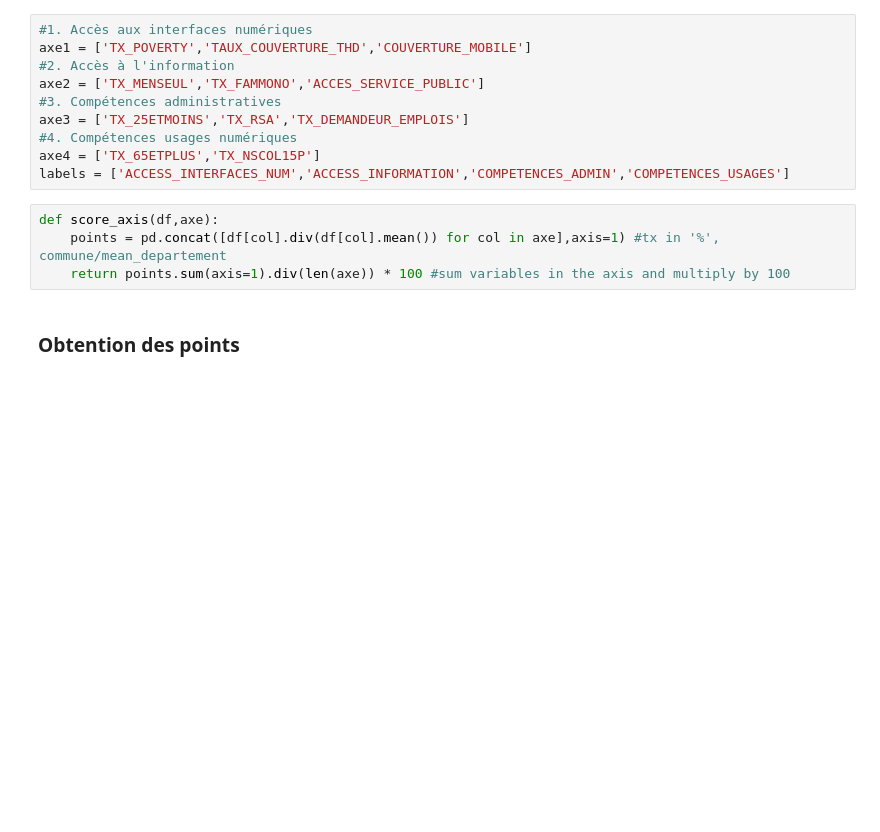
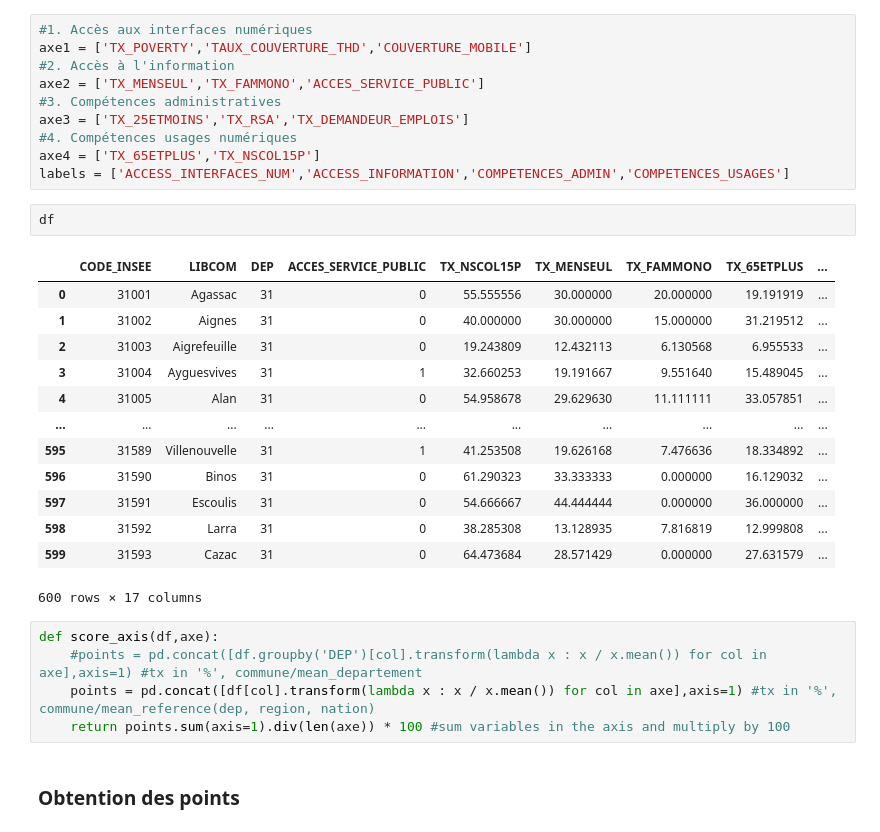
Before and after one commit to dataforgoodfr/batch8_mednum, a Jupyter notebook: notebooks/dataviz_merge.ipynb, the cells around one changed output. Cells and saved outputs as stored; diff of their text form; blank space fills up the shorter version.

```diff
--- a/notebooks/dataviz_merge.ipynb
+++ b/notebooks/dataviz_merge.ipynb
@@ -222,9 +222,26 @@ axe3 = ['TX_25ETMOINS','TX_RSA','TX_DEMANDEUR_EMPLOIS']
 #4. Compétences usages numériques
 axe4 = ['TX_65ETPLUS','TX_NSCOL15P']
 labels = ['ACCESS_INTERFACES_NUM','ACCESS_INFORMATION','COMPETENCES_ADMIN','COMPETENCES_USAGES']
+# %%
+df
+# %% [output]
+|  | CODE_INSEE | LIBCOM | DEP | ACCES_SERVICE_PUBLIC | TX_NSCOL15P | TX_MENSEUL | TX_FAMMONO | TX_65ETPLUS | ... |
+| 0 | 31001 | Agassac | 31 | 0 | 55.555556 | 30.000000 | 20.000000 | 19.191919 | ... |
+| 1 | 31002 | Aignes | 31 | 0 | 40.000000 | 30.000000 | 15.000000 | 31.219512 | ... |
+| 2 | 31003 | Aigrefeuille | 31 | 0 | 19.243809 | 12.432113 | 6.130568 | 6.955533 | ... |
+| 3 | 31004 | Ayguesvives | 31 | 1 | 32.660253 | 19.191667 | 9.551640 | 15.489045 | ... |
+| 4 | 31005 | Alan | 31 | 0 | 54.958678 | 29.629630 | 11.111111 | 33.057851 | ... |
+| ... | ... | ... | ... | ... | ... | ... | ... | ... | ... |
+| 595 | 31589 | Villenouvelle | 31 | 1 | 41.253508 | 19.626168 | 7.476636 | 18.334892 | ... |
+| 596 | 31590 | Binos | 31 | 0 | 61.290323 | 33.333333 | 0.000000 | 16.129032 | ... |
+| 597 | 31591 | Escoulis | 31 | 0 | 54.666667 | 44.444444 | 0.000000 | 36.000000 | ... |
+| 598 | 31592 | Larra | 31 | 0 | 38.285308 | 13.128935 | 7.816819 | 12.999808 | ... |
+| 599 | 31593 | Cazac | 31 | 0 | 64.473684 | 28.571429 | 0.000000 | 27.631579 | ... |
+600 rows × 17 columns
 # %%
 def score_axis(df,axe):
-    points = pd.concat([df[col].div(df[col].mean()) for col in axe],axis=1) #tx in '%', commune/mean_departement
+    #points = pd.concat([df.groupby('DEP')[col].transform(lambda x : x / x.mean()) for col in axe],axis=1) #tx in '%', commune/mean_departement
+    points = pd.concat([df[col].transform(lambda x : x / x.mean()) for col in axe],axis=1) #tx in '%', commune/mean_reference(dep, region, nation)
     return points.sum(axis=1).div(len(axe)) * 100 #sum variables in the axis and multiply by 100
 # %% [markdown]
 ### Obtention des points
```
Also changed, not shown: parts of 3 cells of this notebook.
